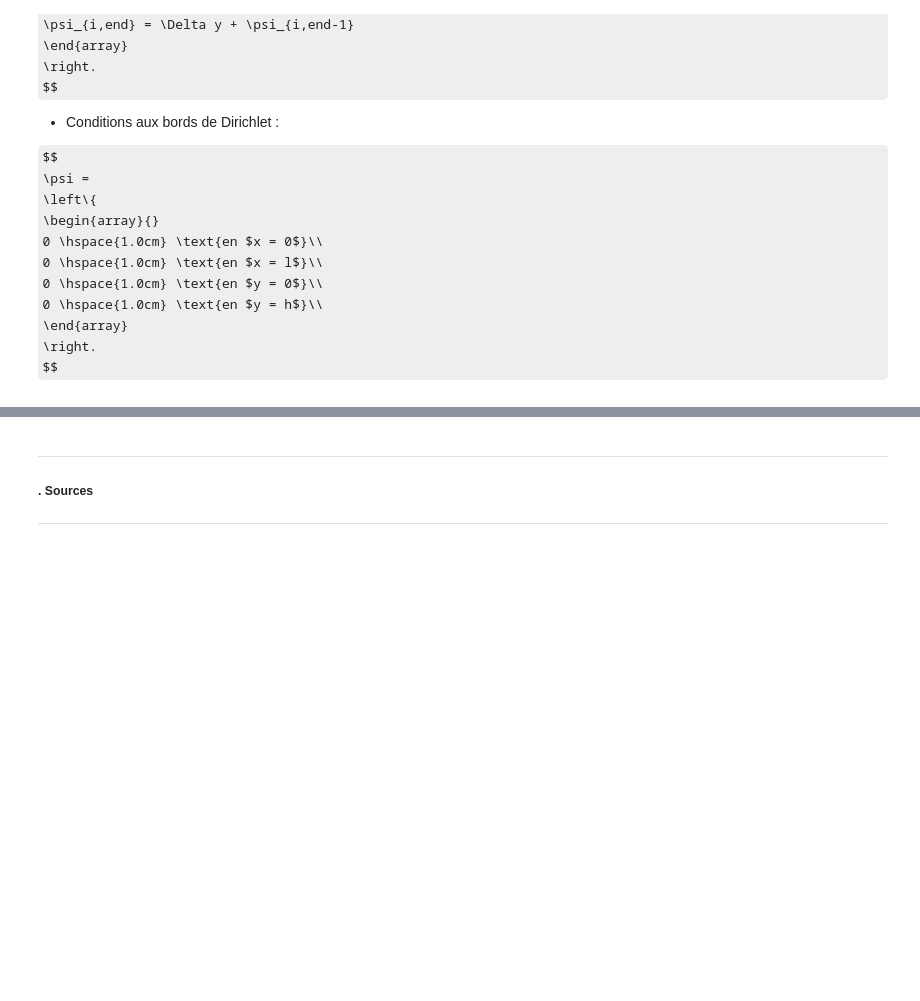
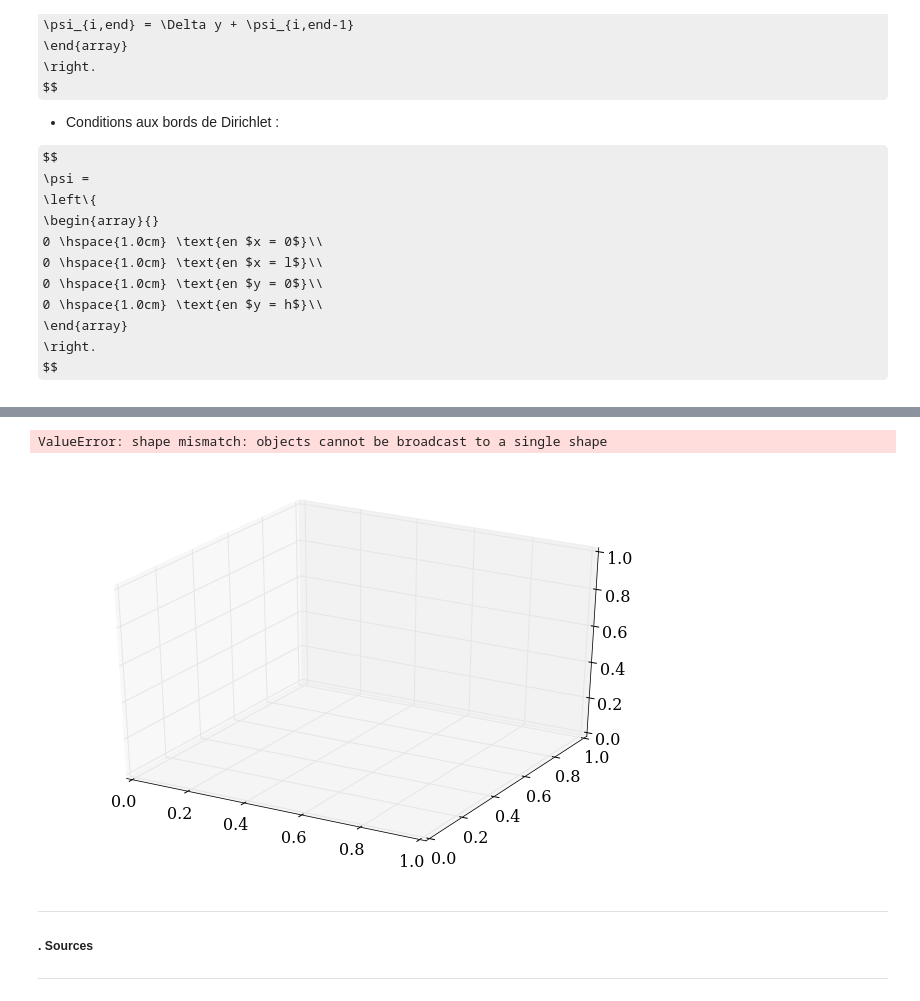
Before and after one commit to ServranckxChristophe/numerical-mooc, a Jupyter notebook: working/Stokes_flow.ipynb, the cells around one changed output, grey strips where cells are left out. Drawn from its saved outputs; the diff is of its cells as text; code cells hidden in the pictures; some formulas as TeX source; blank space fills up the shorter version.

```diff
--- a/working/Stokes_flow.ipynb
+++ b/working/Stokes_flow.ipynb
@@ -139,6 +139,6 @@ from matplotlib import rcParams
 rcParams['font.family'] = 'serif'
 rcParams['font.size'] = 16
 # %%
-def L1norm(new, old):
-    norm = numpy.sum(numpy.abs(new-old))
+def L1norm(psid, psi):
+    norm = numpy.sum(numpy.abs(psid-psi))
     return norm
@@ -287,3 +258,8 @@ plot_3D(x,y,p)
+# %%
+plot_3D(x,y,psi)
+# %% [output]
+ValueError: shape mismatch: objects cannot be broadcast to a single shape
+[figure, added]
 # %% [markdown]
 ---
 
```
Also changed, not shown: parts of 10 cells of this notebook.
